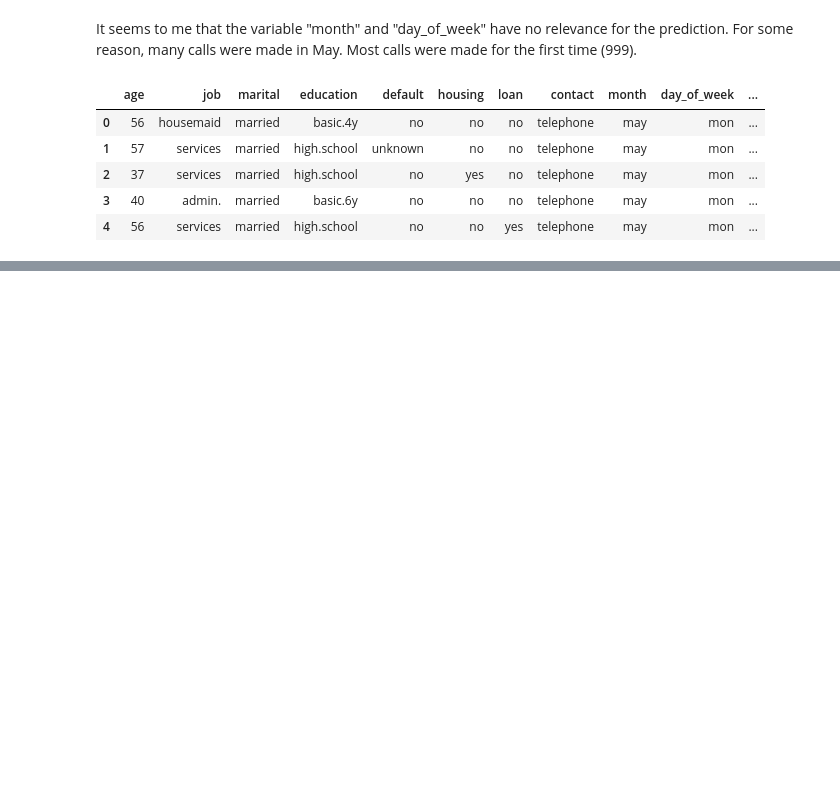
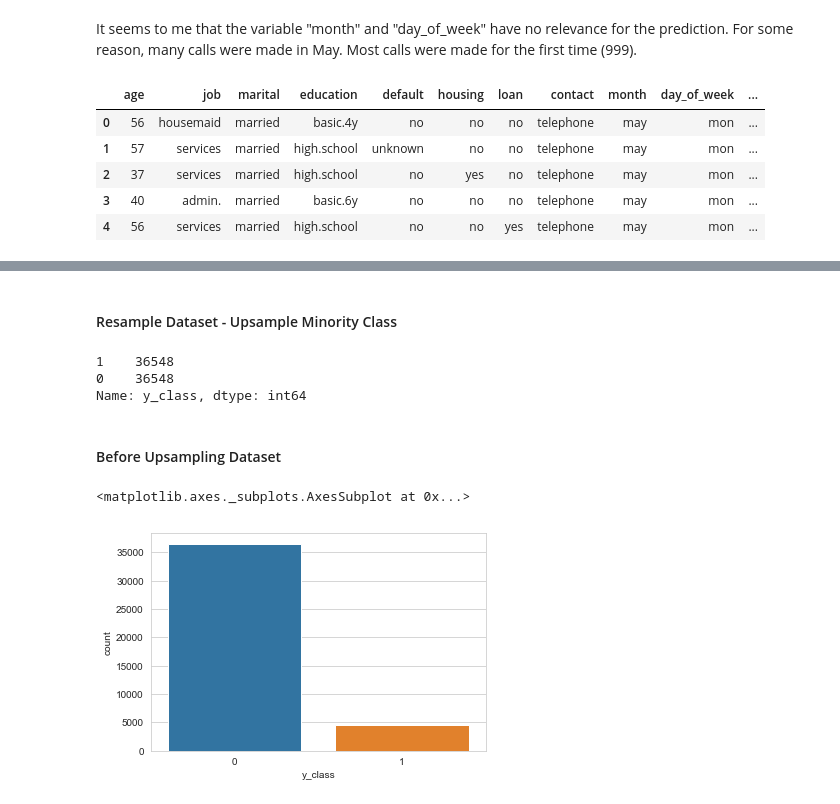
Before and after one commit to plaban1981/Handling-Imbalanced-Datasets, a Jupyter notebook: Bank Marketing - term deposit prediction - Handle Imbalanced Datasets.ipynb, the cells around one changed output, grey strips where cells are left out. Cells and saved outputs as stored; diff of their text form; code cells hidden in the pictures; blank space fills up the shorter version.

```diff
--- a/Bank Marketing - term deposit prediction - Handle Imbalanced Datasets.ipynb
+++ b/Bank Marketing - term deposit prediction - Handle Imbalanced Datasets.ipynb
@@ -256,0 +309,2 @@ new_df = df_bank.copy()
+# %%
+cat_cols = cat_cols[:len(cat_cols)-1]
@@ -256,0 +322,3 @@ new_df = df_bank.copy()
+# %%
+for cols in cat_cols:
+    new_df = pd.get_dummies(new_df,columns=[cols],prefix=[cols])
@@ -256,0 +335,4 @@ new_df = df_bank.copy()
+# %%
+# use scikit-learn LabelEncoder to encode labels
+lb = LabelEncoder()
+new_df['y_class'] = lb.fit_transform(new_df['y'])
@@ -256,0 +387,2 @@ new_df = df_bank.copy()
+# %%
+new_df = new_df.drop('y',axis=1)
@@ -256,0 +427,23 @@ new_df = df_bank.copy()
+# %% [markdown]
+#### Resample Dataset - Upsample Minority Class
+# %%
+#Upsample
+
+df_minority_upsampled = resample(dataset_minority,replace=True,n_samples=len(dataset_majority),random_state=1)
+
+#
+df_upsampled = pd.concat([df_minority_upsampled,dataset_majority])
+
+#
+df_upsampled.y_class.value_counts()
+# %% [output]
+1    36548
+0    36548
+Name: y_class, dtype: int64
+# %% [markdown]
+#### Before Upsampling Dataset
+# %%
+sns.countplot('y_class',data=new_df)
+# %% [output]
+<matplotlib.axes._subplots.AxesSubplot at 0x...>
+[figure, added]
```
Also changed, not shown: parts of 49 cells of this notebook.
